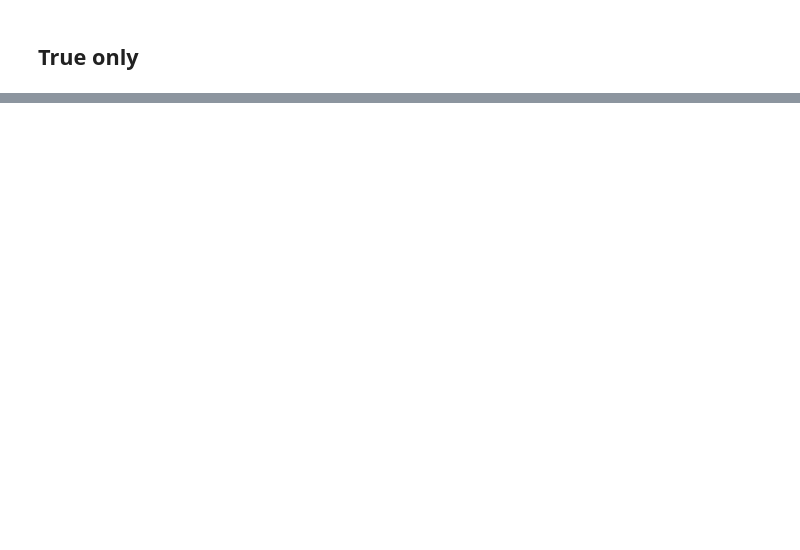
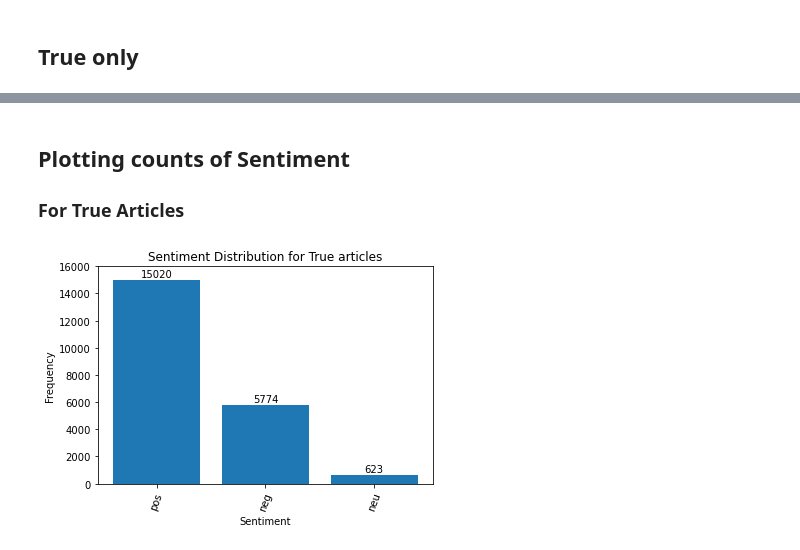
Before and after one commit to joshuawong96/Fake-News-Detection, a Jupyter notebook: EDA.ipynb, the cells around one changed output, grey strips where cells are left out. Saved outputs shown, nothing was run; the diff lists cells and outputs as text; code cells hidden in the pictures; blank space fills up the shorter version.

Commit message:
sentiment analysis

```diff
--- a/EDA.ipynb
+++ b/EDA.ipynb
@@ -271,0 +212,6 @@ cloud.to_file('images2/wordcloud_true.png')
+# %%
+df['scores'] = df['text_preprocessed'].apply(lambda text_preprocessed: sid.polarity_scores(text_preprocessed))
+# %%
+df['vader_compound'] = df['scores'].apply(lambda score_dict: score_dict['compound'])
+
+df
@@ -271,0 +222,18 @@ cloud.to_file('images2/wordcloud_true.png')
+# %%
+def getSubjectivity(text):
+    return TextBlob(text).sentiment.subjectivity
+
+def getSentiment(polarity):
+    if polarity > 0:
+        return 'pos'
+    elif polarity == 0:
+        return 'neu'
+    else:
+        return 'neg'
+
+def getPolarity(text):
+    return TextBlob(text).sentiment.polarity
+# %%
+df['textblob_polarity'] = df['text_preprocessed'].apply(getPolarity)
+df['textblob_sentiment']= df['textblob_polarity'].apply(getSentiment)
+df['textblob_subjectivity'] = df['text_preprocessed'].apply(getSubjectivity)
@@ -271,0 +256,22 @@ cloud.to_file('images2/wordcloud_true.png')
+# %% [markdown]
+## Plotting counts of Sentiment
+### For True Articles
+# %%
+x = df[df['class_label']=='True']['textblob_sentiment'].unique()
+y = df[df['class_label']=='True']['textblob_sentiment'].value_counts().values
+
+def add_labels(x,y):
+    for i in range(len(x)):
+        plt.text(i,y[i]+200,y[i], ha='center') # Second element - adjust space above bar to plot the label
+
+plt.figure()
+plt.ylim([0, 16000]) # Set y-axis limits
+plt.bar(x,y)
+plt.xticks(rotation=70)
+plt.title('Sentiment Distribution for True articles')
+plt.xlabel('Sentiment')
+plt.ylabel('Frequency')
+add_labels(x,y)
+plt.show()
+# %% [output]
+[figure, added]
```
Also changed, not shown: parts of 30 cells of this notebook.
